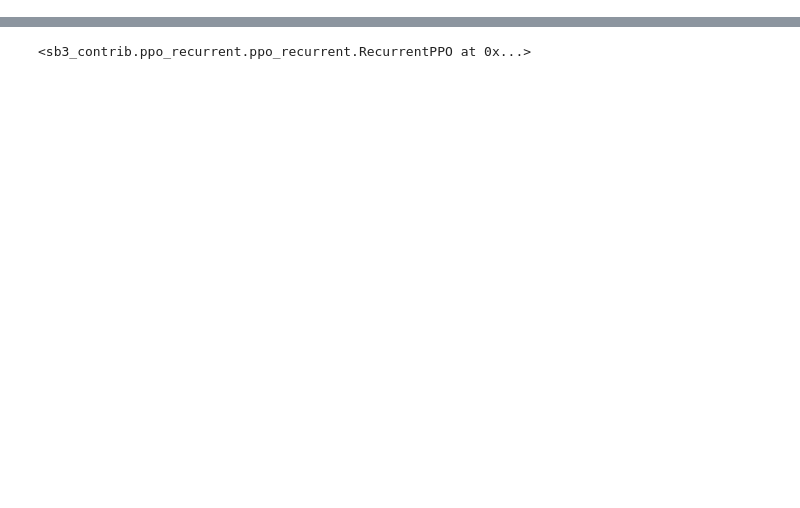
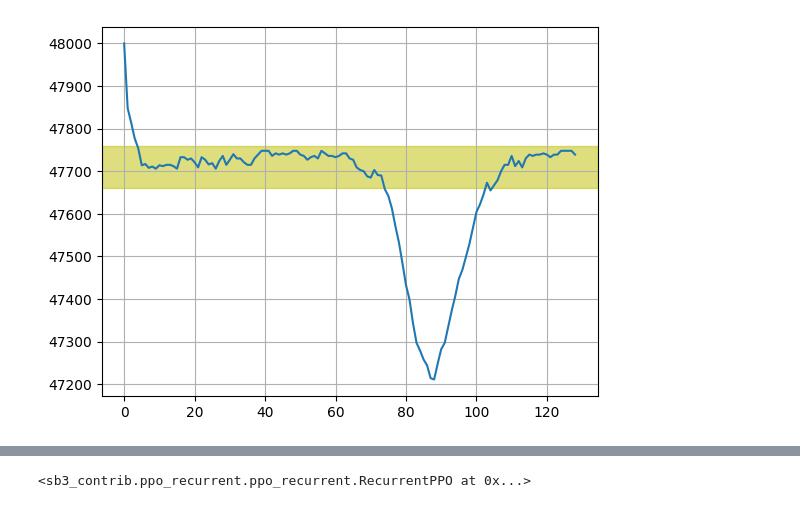
Before and after one commit to thd-research/stable-baselines-playground, a Jupyter notebook: analysis/ppo_vislularlander_default/analyze_lstm_model.ipynb, the cells around one changed output, grey strips where cells are left out. Cells and saved outputs as stored; diff of their text form; code cells hidden in the pictures; blank space fills up the shorter version.

```diff
--- a/analysis/ppo_vislularlander_default/analyze_lstm_model.ipynb
+++ b/analysis/ppo_vislularlander_default/analyze_lstm_model.ipynb
@@ -102,3 +133,12 @@ df
+# %%
+images_ids = range(129)
+count = [np.count_nonzero(np.isclose(df.state[0], df.state[i], atol=7)) for i in images_ids]
+
+plt.plot(images_ids, count)
+plt.axhspan(47660, 47760, color="y", alpha=0.5)
+plt.grid("minor")
+# %% [output]
+[figure, added]
 # %%
 for i in range(len(df)):
     actions = np.squeeze(df.action[i])
```
Also changed, not shown: parts of 20 cells of this notebook, 3 other files.
